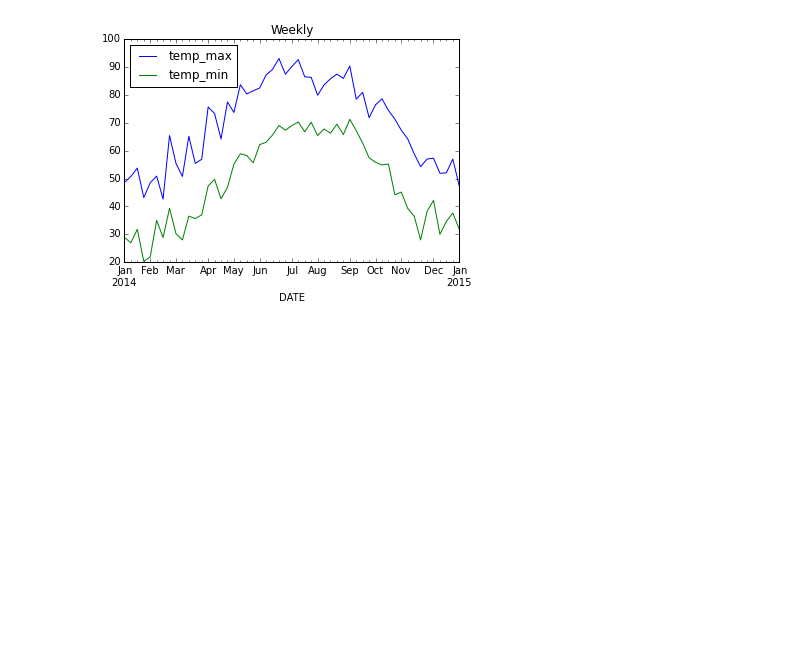
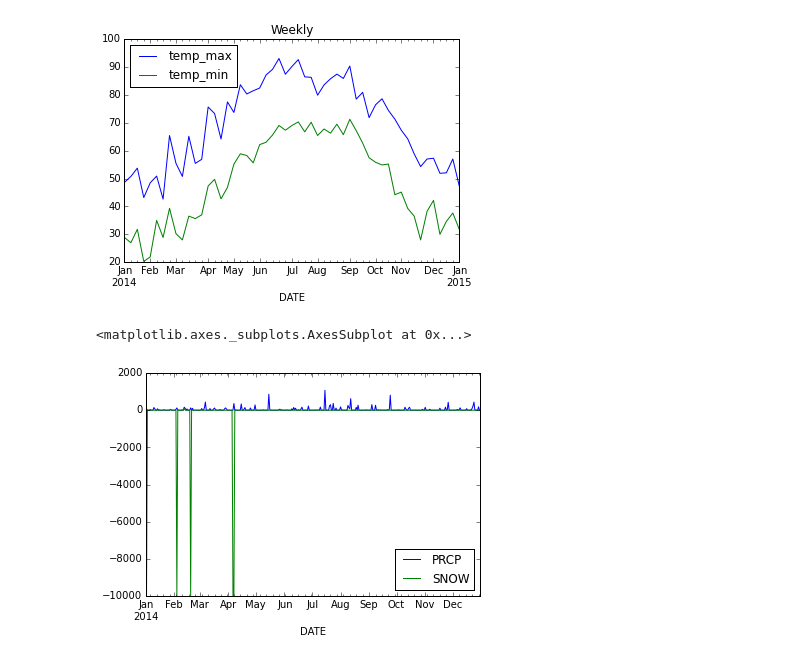
Before and after one commit to tiy-gvl-python-2015-09/class-notes, a Jupyter notebook: Notebooks/week-4/Intro Pandas.ipynb, the cells around one changed output. Saved outputs shown, nothing was run; the diff lists cells and outputs as text; code cells hidden in the pictures; blank space fills up the shorter version.

```diff
--- a/Notebooks/week-4/Intro Pandas.ipynb
+++ b/Notebooks/week-4/Intro Pandas.ipynb
@@ -510,3 +510,14 @@ plt.show()
 # %% [output]
 [figure]
 [figure]
+# %%
+rdu_2 = pd.read_csv("rdu-daily-2014.csv")
+# %%
+rdu_2 = rdu_2[["DATE", "SNOW", "PRCP"]]
+# %%
+rdu_2.index = pd.to_datetime(rdu_2.pop("DATE"), format="%Y%m%d")
+# %%
+rdu_2[["PRCP", "SNOW"]].plot()
+# %% [output]
+<matplotlib.axes._subplots.AxesSubplot at 0x...>
+[figure, added]
```
Also changed, not shown: 2 other files.
